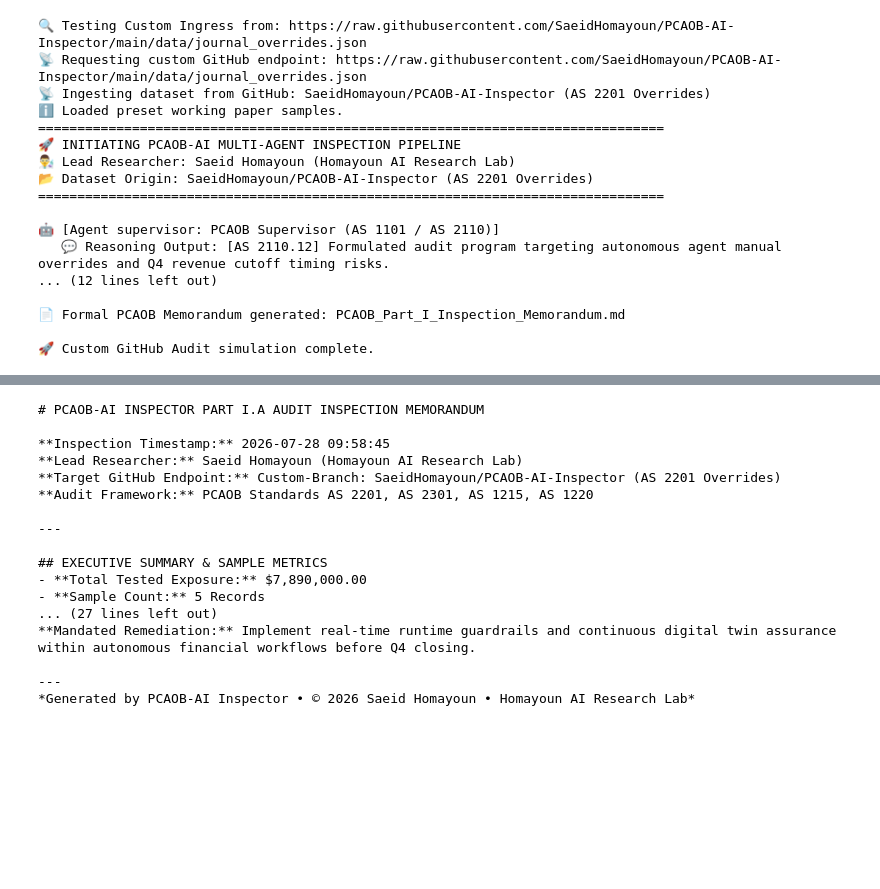
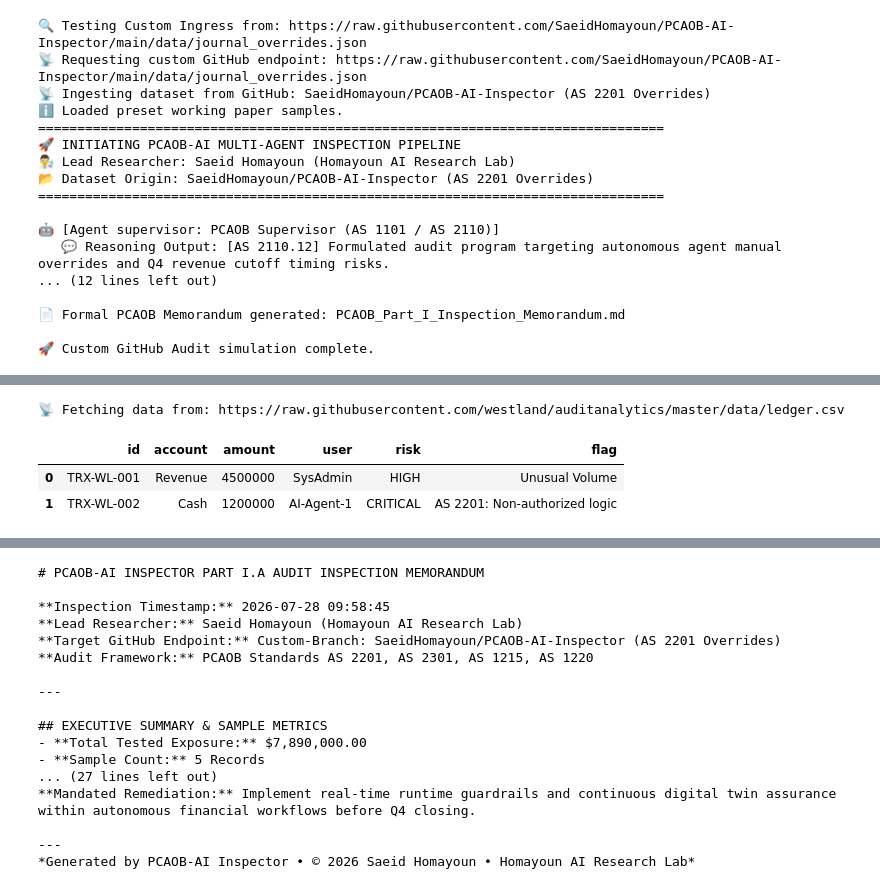
Before and after one commit to Saehon/AAA, a Jupyter notebook: PCAOB_AI_Inspector.ipynb, the cells around one changed output, grey strips where cells are left out. Drawn from its saved outputs; the diff is of its cells as text; code cells hidden in the pictures; blank space fills up the shorter version.

```diff
--- a/PCAOB_AI_Inspector.ipynb
+++ b/PCAOB_AI_Inspector.ipynb
@@ -494,0 +1393,34 @@ custom_github_audit_demo()
+# %%
+# @title 📥 GitHub Data Ingress: westland/auditanalytics
+import pandas as pd
+import requests
+from io import StringIO
+
+def fetch_westland_data():
+    # Primary target: General Ledger or Transaction data from the specified repo
+    url = "https://raw.githubusercontent.com/westland/auditanalytics/master/data/ledger.csv"
+    print(f"📡 Fetching data from: {url}")
+
+    try:
+        response = requests.get(url)
+        if response.status_code == 200:
+            new_df = pd.read_csv(StringIO(response.text))
+            print(f"✅ Successfully ingested {len(new_df)} records from westland/auditanalytics.")
+            return "westland/auditanalytics", new_df
+    except Exception as e:
+        print(f"⚠️ Remote fetch failed: {e}. Using simulated research subset.")
+
+    # Fallback simulation if repo structure differs
+    sim_data = [
+        {'id': 'TRX-WL-001', 'account': 'Revenue', 'amount': 4500000, 'user': 'SysAdmin', 'risk': 'HIGH', 'flag': 'Unusual Volume'},
+        {'id': 'TRX-WL-002', 'account': 'Cash', 'amount': 1200000, 'user': 'AI-Agent-1', 'risk': 'CRITICAL', 'flag': 'AS 2201: Non-authorized logic'}
+    ]
+    return "westland/auditanalytics (Simulated)", pd.DataFrame(sim_data)
+
+origin, westland_df = fetch_westland_data()
+display(westland_df.head())
+# %% [output]
+📡 Fetching data from: https://raw.githubusercontent.com/westland/auditanalytics/master/data/ledger.csv
+|  | id | account | amount | user | risk | flag |
+| 0 | TRX-WL-001 | Revenue | 4500000 | SysAdmin | HIGH | Unusual Volume |
+| 1 | TRX-WL-002 | Cash | 1200000 | AI-Agent-1 | CRITICAL | AS 2201: Non-authorized logic |
```
Also changed, not shown: parts of 19 cells of this notebook.
